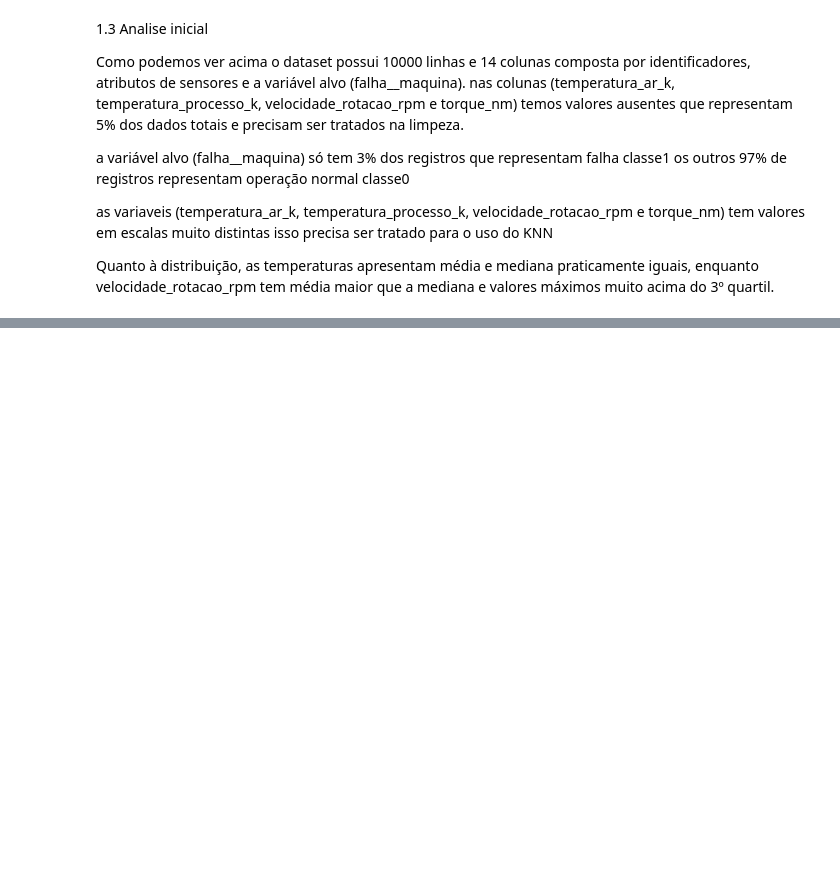
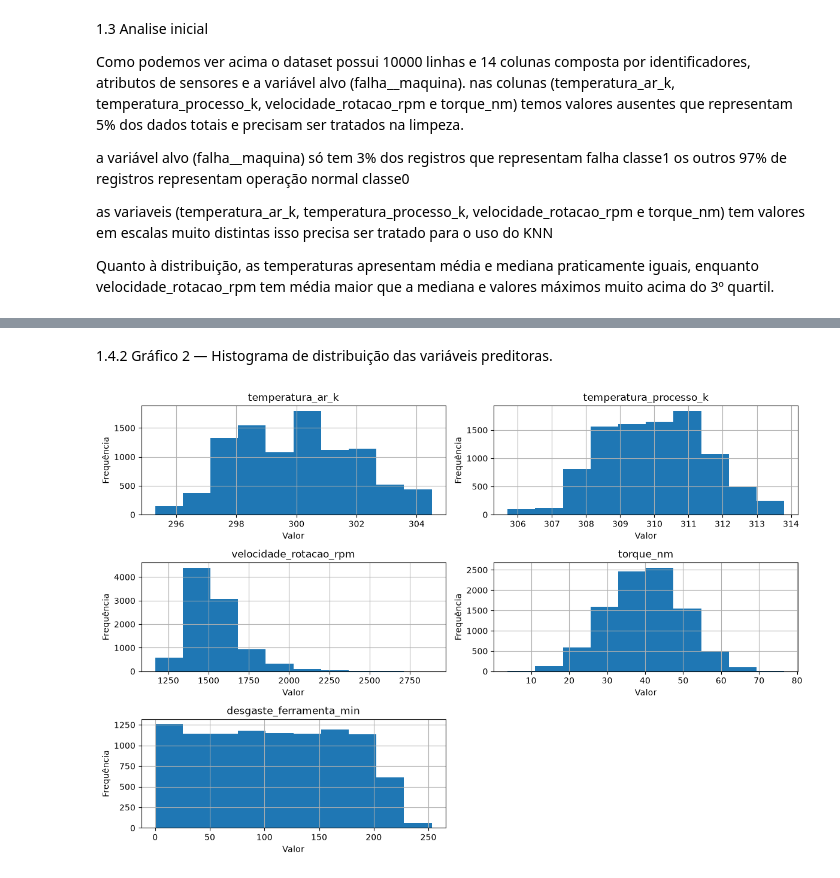
Before and after one commit to renatosadriano-debug/PROJETO-FINAL---ANALISE-DE-MANUTEN-DE-MAQUINAS-PARA-FABRICAS, a Jupyter notebook: notebook.ipynb, the cells around one changed output, grey strips where cells are left out. Cells and saved outputs as stored; diff of their text form; code cells hidden in the pictures; blank space fills up the shorter version.

```diff
--- a/notebook.ipynb
+++ b/notebook.ipynb
@@ -68,0 +84,16 @@ Quanto à distribuição, as temperaturas apresentam média e mediana praticamen
+# %% [markdown]
+1.4.2 Gráfico 2 — Histograma de distribuição das variáveis preditoras.
+# %%
+colunas_sensores = ['temperatura_ar_k','temperatura_processo_k','velocidade_rotacao_rpm','torque_nm','desgaste_ferramenta_min']
+
+eixos = df_ler[colunas_sensores].hist(figsize=(12,8))
+
+for linha in eixos:
+    for ax in linha:
+        ax.set_xlabel('Valor')
+        ax.set_ylabel('Frequência')
+
+plt.tight_layout()
+plt.show()
+# %% [output]
+[figure, added]
```
Also changed, not shown: parts of 23 cells of this notebook.
